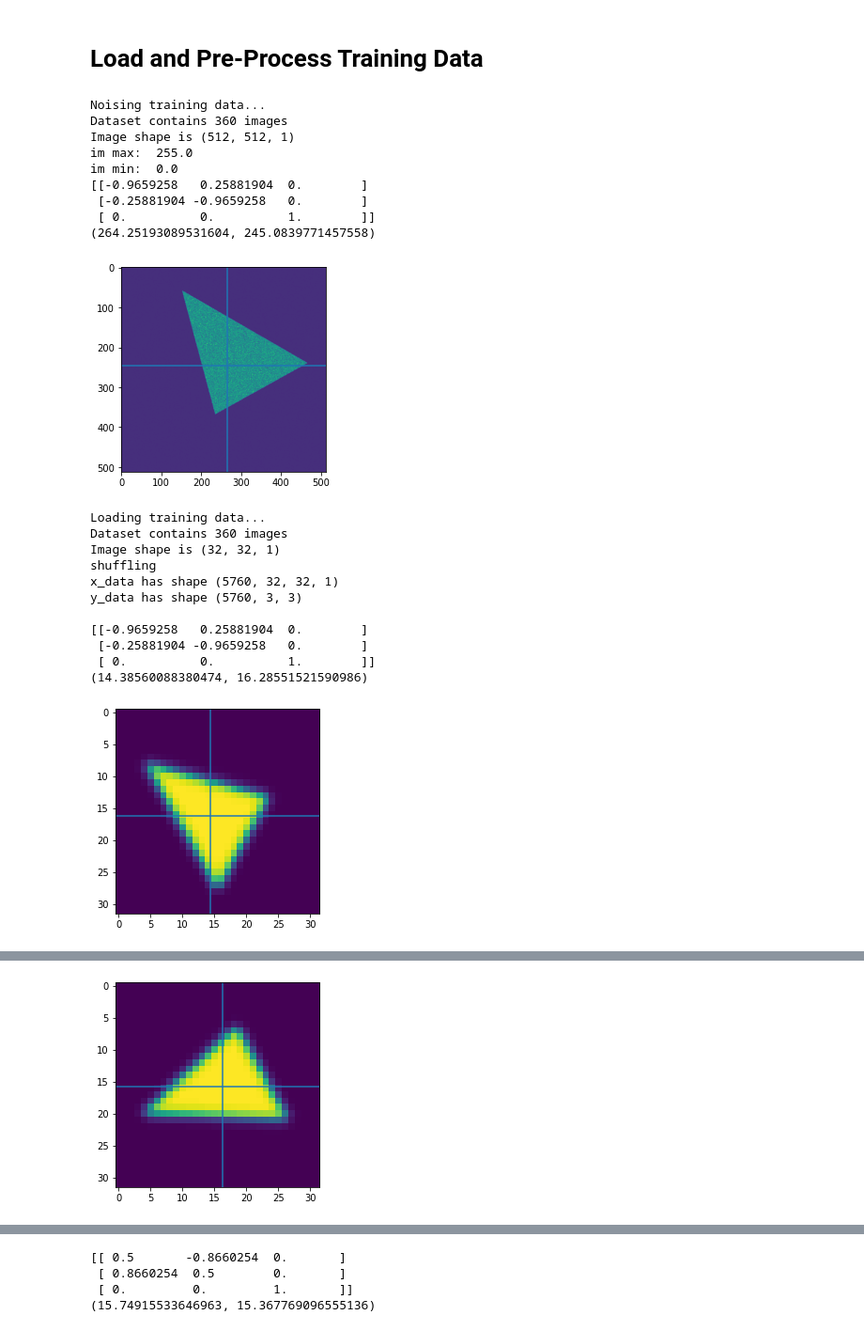
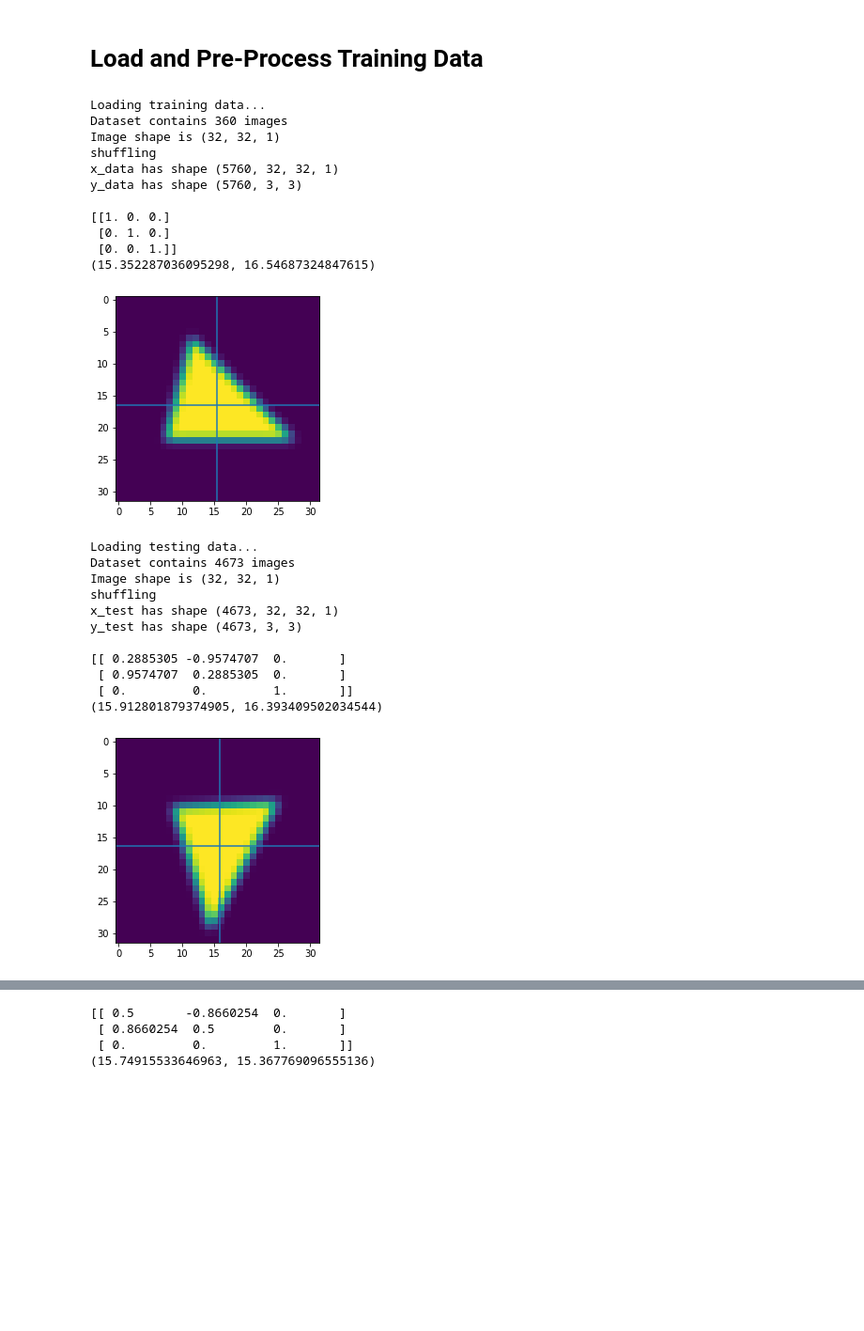
Before and after one commit to SEMOrientation/Y4ProjectNotebooks, a Jupyter notebook: 2D_Network.ipynb, the cells around one changed output, grey strips where cells are left out. Shown: that part at 94% size. Cells and saved outputs as stored; diff of their text form; code cells hidden in the pictures; blank space fills up the shorter version.

Commit message:
Rearrange blurring/resizing

```diff
--- a/2D_Network.ipynb
+++ b/2D_Network.ipynb
@@ -329,7 +329,7 @@ class DataLoader(keras.utils.Sequence):
     self.aug = aug
 
     # find images
-    image_files = os.listdir(dataset_dir)
+    image_files = sorted(os.listdir(dataset_dir))
     total_images = len(image_files)
     print(f"Dataset contains {total_images} images")
     if total_images == 0:
@@ -428,38 +428,27 @@ class DataLoader(keras.utils.Sequence):
 # %%
 random.seed(0)
 
+# determine the original image size programatically
+training_dir = os.path.join(DATASET_DIR, "train")
+training_imf = os.listdir(training_dir)
+ORIGINAL_SHAPE = Image.open(os.path.join(training_dir, training_imf[0])).size
+
 RESIZE_SHAPE = (32, 32) # (x, y)
 
-GAUSS_RADIUS = 1 * RESIZE_SHAPE[0]/50
+# Defocusing blur
+# Radius is defined in terms of the size ratio to ensure the blurring observed
+# by the network is consistent even if the simulation is adjusted
+GAUSS_RADIUS = 1 * RESIZE_SHAPE[0]/50 * ORIGINAL_SHAPE[0]/RESIZE_SHAPE[0]
 
 # displace the centre randomly
 CENTRE_AUGMENTATIONS = 16
 CENTRE_AUGMENTATION_SIGMA = 2 * RESIZE_SHAPE[0]/50
 
-print("Noising training data...")
-training_data = DataLoader(os.path.join(DATASET_DIR, "train"), batch_size=16,
-                           onload=[
-                                   onload_SEMNoise(),
-                           ])
-
-im0 = training_data.xdata[0,:,:].reshape((512,512))
-print("im max: ", im0.max())
-print("im min: ", im0.min())
-Image.fromarray(im0.astype("uint8"), "L").save("noised.png")
-rot0 = training_data.ydata[0]
-plt.imshow(im0)
-COM = ndimage.measurements.center_of_mass(im0.T)
-plt.axvline(COM[0])
-plt.axhline(COM[1])
-print(rot0)
-print(COM)
-plt.show()
-
 print("Loading training data...")
 training_data = DataLoader(os.path.join(DATASET_DIR, "train"), batch_size=16,
                            onload=[
+                                   onload_GaussianBlur(GAUSS_RADIUS),
                                    onload_ResizeImage(RESIZE_SHAPE),
-                                   onload_GaussianBlur(GAUSS_RADIUS),
                                    ],
                            preproc=[
                                     preproc_Normalise(),
@@ -487,54 +476,56 @@ plt.show()
 print("\nLoading testing data...")
 testing_data = DataLoader(os.path.join(DATASET_DIR, "test"), batch_size=16,
                           onload=[
+                                   onload_GaussianBlur(GAUSS_RADIUS),
                                    onload_ResizeImage(RESIZE_SHAPE),
-                                   onload_GaussianBlur(GAUSS_RADIUS),
                                  ],
                           preproc=[
                                    preproc_Normalise(),
                                    preproc_Centre(),
                                    preproc_Shuffle(),
                                   ],
                           )
 
 print(f"x_test has shape {testing_data.xdata.shape}")
 print(f"y_test has shape {testing_data.ydata.shape}")
 print()
 
 im1 = testing_data.xdata[1,:,:].reshape(RESIZE_SHAPE).T
 rot1 = testing_data.ydata[1]
 plt.imshow(im1)
 COM = ndimage.measurements.center_of_mass(im1.T)
 plt.axvline(COM[0])
 plt.axhline(COM[1])
 print(rot1)
 print(COM)
 plt.show()
 
 print(f"\nx_data values range from {np.min(training_data.xdata)} to {np.max(training_data.xdata)}")
 
 print(f"\ntraining_data = {training_data}")
 print(f"testing_data = {testing_data}")
 # %% [output]
-Noising training data...
+Loading training data...
 Dataset contains 360 images
-Image shape is (512, 512, 1)
-im max:  255.0
-im min:  0.0
-[[-0.9659258   0.25881904  0.        ]
- [-0.25881904 -0.9659258   0.        ]
- [ 0.          0.          1.        ]]
-(264.25193089531604, 245.0839771457558)
+Image shape is (32, 32, 1)
+shuffling
+x_data has shape (5760, 32, 32, 1)
+y_data has shape (5760, 3, 3)
+
+[[1. 0. 0.]
+ [0. 1. 0.]
+ [0. 0. 1.]]
+(15.352287036095298, 16.54687324847615)
-[figure, old version]
+[figure, new version]
-Loading training data...
-Dataset contains 360 images
+Loading testing data...
+Dataset contains 4673 images
 Image shape is (32, 32, 1)
 shuffling
-x_data has shape (5760, 32, 32, 1)
-y_data has shape (5760, 3, 3)
+x_test has shape (4673, 32, 32, 1)
+y_test has shape (4673, 3, 3)
 
-[[-0.9659258   0.25881904  0.        ]
- [-0.25881904 -0.9659258   0.        ]
- [ 0.          0.          1.        ]]
-(14.38560088380474, 16.28551521590986)
+[[ 0.2885305 -0.9574707  0.       ]
+ [ 0.9574707  0.2885305  0.       ]
+ [ 0.         0.         1.       ]]
+(15.912801879374905, 16.393409502034544)
-[figure, old version]
+[figure, new version]
@@ -552 +535,0 @@ y_test has shape (4673, 3, 3)
-[figure, removed]
```
Also changed, not shown: parts of 1 cell of this notebook.
